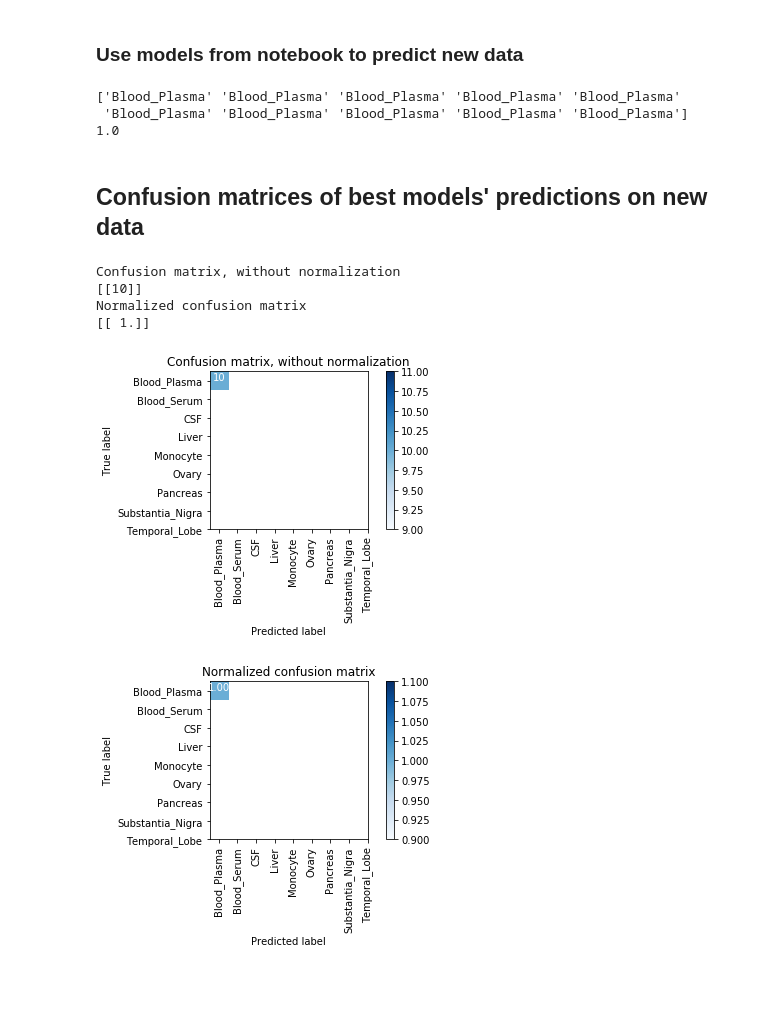
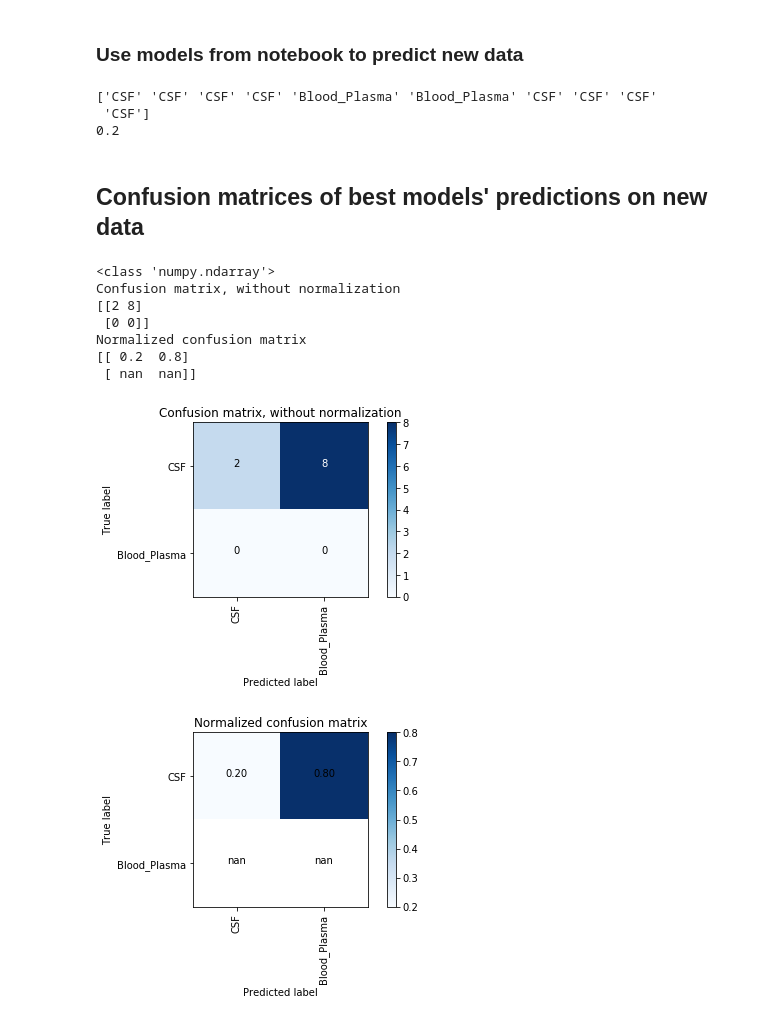
Before and after one commit to PNNL-Comp-Mass-Spec/Tissue_Classification, a Jupyter notebook: Classifiers/Human_Tissues.ipynb, the cells around one changed output. Cells and saved outputs as stored; diff of their text form; code cells hidden in the pictures; blank space fills up the shorter version.

Commit message:
Fixed confusion matrix bug when not all labels present

```diff
--- a/Classifiers/Human_Tissues.ipynb
+++ b/Classifiers/Human_Tissues.ipynb
@@ -342,21 +342,26 @@ rf_result = rf.score(test_data, test_labels)
 svc_pred = svc_models[0].predict(test_data)
 svc_result = svc_models[0].score(test_data, test_labels)
 
-print(mnb_pred)
-print(mnb_result)
+print(lr_pred)
+print(lr_result)
 # %% [output]
-['Blood_Plasma' 'Blood_Plasma' 'Blood_Plasma' 'Blood_Plasma' 'Blood_Plasma'
- 'Blood_Plasma' 'Blood_Plasma' 'Blood_Plasma' 'Blood_Plasma' 'Blood_Plasma']
-1.0
+['CSF' 'CSF' 'CSF' 'CSF' 'Blood_Plasma' 'Blood_Plasma' 'CSF' 'CSF' 'CSF'
+ 'CSF']
+0.2
 # %% [markdown]
 ##  Confusion matrices of best models' predictions on new data
 # %%
 #cu.show_confusion_matrices(labels, pred, tissues)
-cu.show_confusion_matrices(test_labels, rf_pred, tissues)
+cm_labels = lr_pred.tolist() + test_labels
+
+cu.show_confusion_matrices(test_labels, lr_pred, list(set(cm_labels)))
 # %% [output]
+<class 'numpy.ndarray'>
 Confusion matrix, without normalization
-[[10]]
+[[2 8]
+ [0 0]]
 Normalized confusion matrix
-[[ 1.]]
+[[ 0.2  0.8]
+ [ nan  nan]]
-[figure, old version]
+[figure, new version]
-[figure, old version]
+[figure, new version]
```
